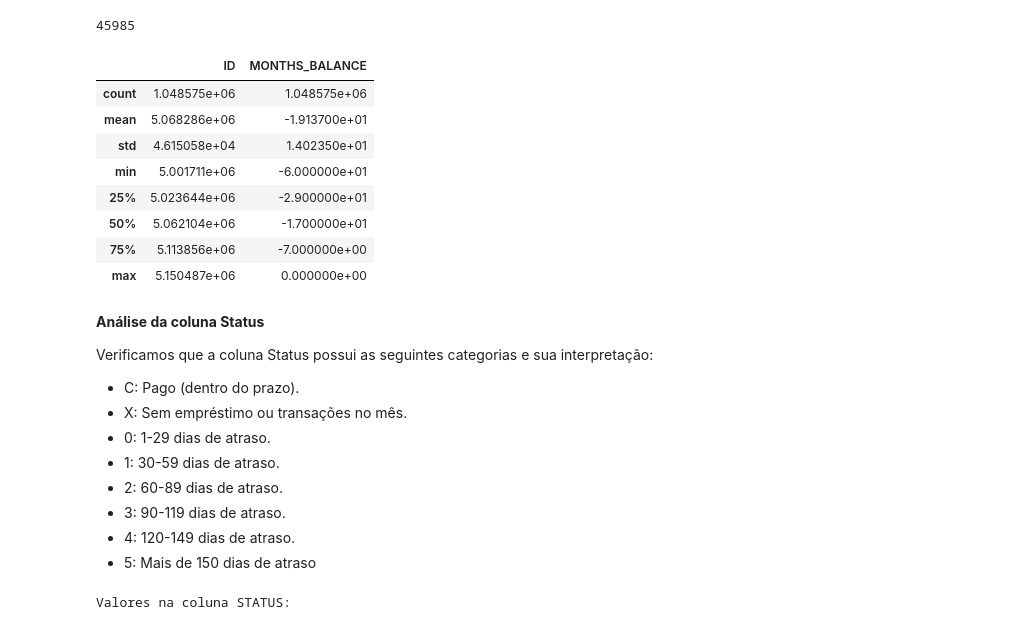
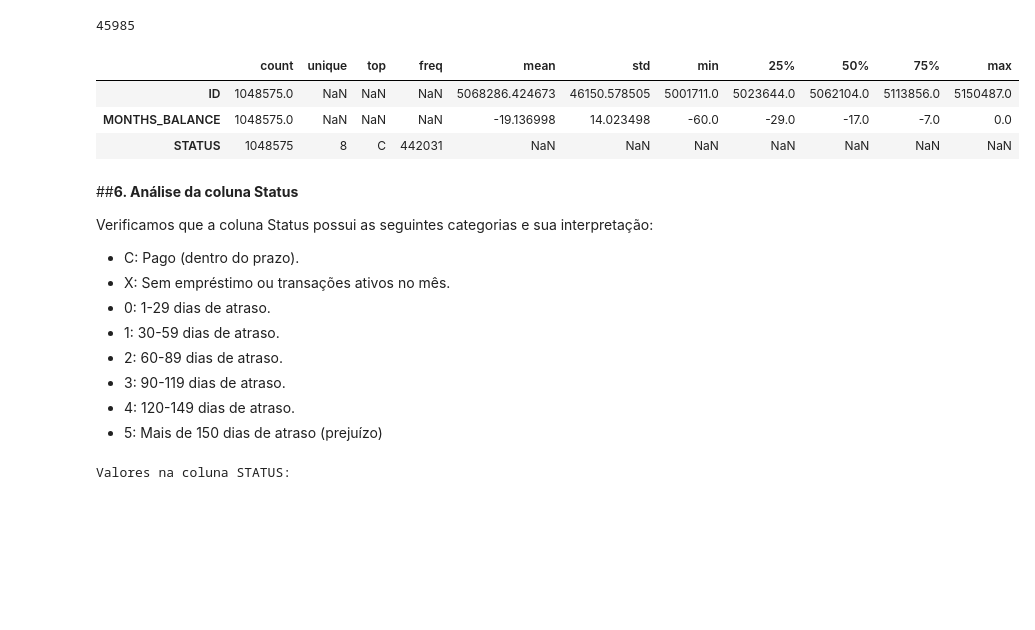
Before and after one commit to fernandinhaalmeida84/Tech_Challenge_Fase_2, a Jupyter notebook: Notebook/01_Analise_Exploratória.ipynb, the cells around one changed output. Cells and saved outputs as stored; diff of their text form; code cells hidden in the pictures; blank space fills up the shorter version.

```diff
--- a/Notebook/01_Analise_Exploratória.ipynb
+++ b/Notebook/01_Analise_Exploratória.ipynb
@@ -349,0 +31,11 @@ Idade máxima registrada: 69.00 anos
+# %%
+import pandas as pd
+import numpy as np
+import matplotlib.pyplot as plt
+import seaborn as sns
+from pathlib import Path
+from IPython.display import display
+
+RANDOM_STATE = 42
+np.random.seed(RANDOM_STATE)
+pd.set_option('display.max_columns', None)
@@ -437,5 +411,5 @@ Para melhor entendimento, colocamos o significado em português de cada colunas:
 - MONTHS_BALANCE - Qtd de meses do balanço em relação ao atual
 - STATUS - Situação do pagamento do cliente naquele mês.
 # %%
-df_excel2 = pd.read_csv('dados_extraidos/credit_record.csv', sep=",")
+df_credito = pd.read_csv('dados_extraidos/credit_record.csv', sep=",")
 # %%
@@ -469,29 +443,24 @@ df_excel2['ID'].nunique()
 # %% [output]
 45985
-# %%
-df_excel2.describe()
-# %% [output]
-|  | ID | MONTHS_BALANCE |
-| count | 1.048575e+06 | 1.048575e+06 |
-| mean | 5.068286e+06 | -1.913700e+01 |
-| std | 4.615058e+04 | 1.402350e+01 |
-| min | 5.001711e+06 | -6.000000e+01 |
-| 25% | 5.023644e+06 | -2.900000e+01 |
-| 50% | 5.062104e+06 | -1.700000e+01 |
-| 75% | 5.113856e+06 | -7.000000e+00 |
-| max | 5.150487e+06 | 0.000000e+00 |
+# %%
+df_credito.describe(include='all').T
+# %% [output]
+|  | count | unique | top | freq | mean | std | min | 25% | 50% | 75% | max |
+| ID | 1048575.0 | NaN | NaN | NaN | 5068286.424673 | 46150.578505 | 5001711.0 | 5023644.0 | 5062104.0 | 5113856.0 | 5150487.0 |
+| MONTHS_BALANCE | 1048575.0 | NaN | NaN | NaN | -19.136998 | 14.023498 | -60.0 | -29.0 | -17.0 | -7.0 | 0.0 |
+| STATUS | 1048575 | 8 | C | 442031 | NaN | NaN | NaN | NaN | NaN | NaN | NaN |
 # %% [markdown]
-**Análise da coluna Status**
+##**6.  Análise da coluna Status**
 
 Verificamos que a coluna Status possui as seguintes categorias e sua interpretação:
 - C: Pago (dentro do prazo).
-- X: Sem empréstimo ou transações no mês.
+- X: Sem empréstimo ou transações ativos no mês.
 - 0: 1-29 dias de atraso.
 - 1: 30-59 dias de atraso.
 - 2: 60-89 dias de atraso.
 - 3: 90-119 dias de atraso.
 - 4: 120-149 dias de atraso.
-- 5: Mais de 150 dias de atraso
+- 5: Mais de 150 dias de atraso (prejuízo)
 # %%
 print("Valores na coluna STATUS:")
 distribuicao_status = df_excel2['STATUS'].value_counts()
```
Also changed, not shown: parts of 64 cells of this notebook.
